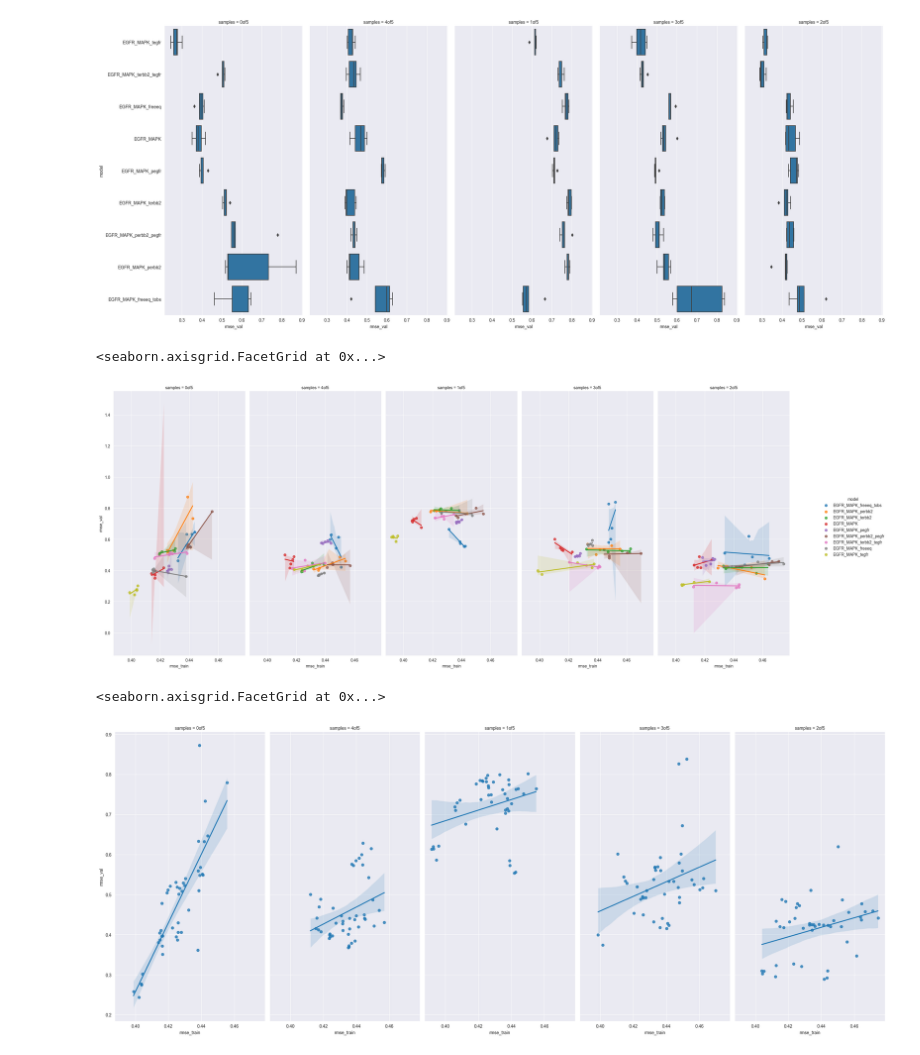
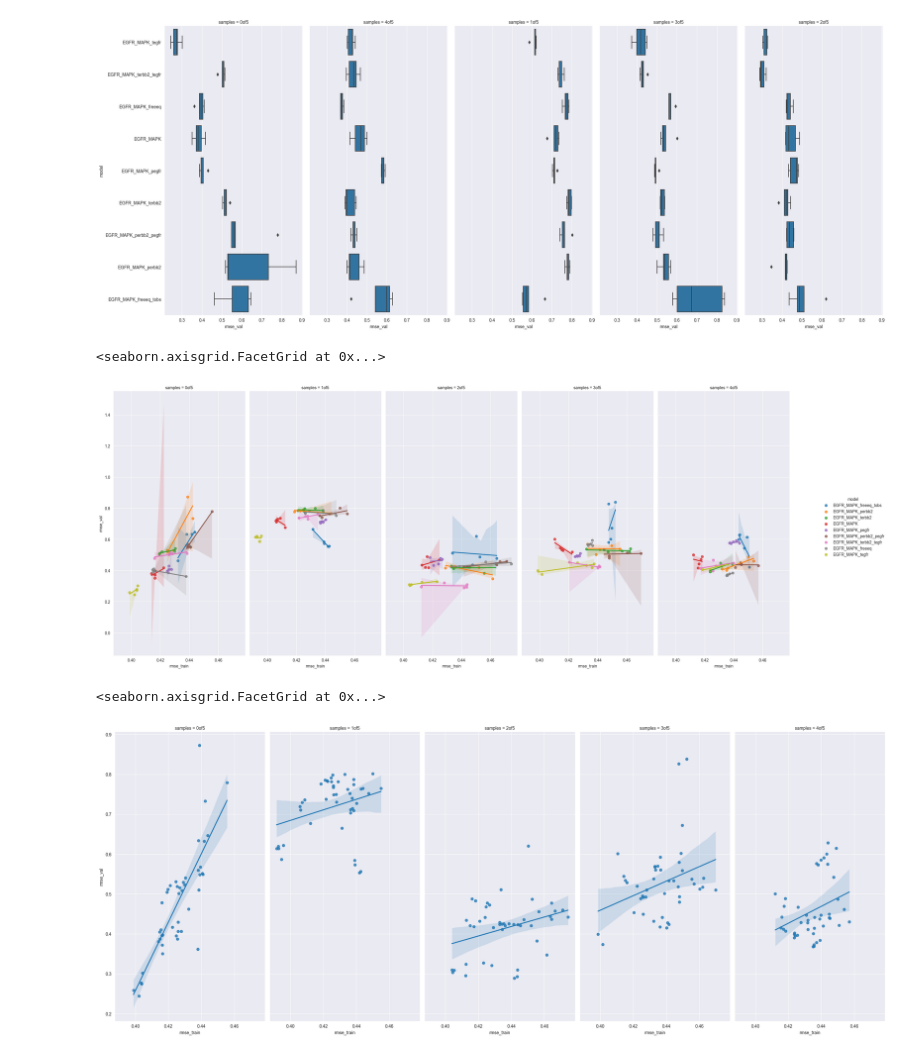
Before and after one commit to frohlich-lab/DeepMechanisticModels, a Jupyter notebook: analysis_model_selection_v36.ipynb, the cells around one changed output. Cells and saved outputs as stored; diff of their text form; code cells hidden in the pictures.

```diff
--- a/analysis_model_selection_v36.ipynb
+++ b/analysis_model_selection_v36.ipynb
@@ -107,27 +107,29 @@ plt.show()
 # %%
 sns.lmplot(
     data=df[df['step']==499],
     x='rmse_train',
     y='rmse_val',
     col='samples',
+    col_order=sorted(df['samples'].unique()),
     hue='model',
     height=10,
     aspect=0.5,
     facet_kws={'margin_titles': True, 'sharey': True, 'sharex': True},
 )
 # %% [output]
 <seaborn.axisgrid.FacetGrid at 0x...>
-[figure, old version]
+[figure, new version]
 # %%
 sns.lmplot(
     data=df[df['step']==499],
     x='rmse_train',
     y='rmse_val',
     col='samples',
+    col_order=sorted(df['samples'].unique()),
     height=10,
     aspect=0.5,
     facet_kws={'margin_titles': True, 'sharey': True, 'sharex': True},
 )
 # %% [output]
 <seaborn.axisgrid.FacetGrid at 0x...>
-[figure, old version]
+[figure, new version]
```
Also changed, not shown: parts of 2 cells of this notebook.
